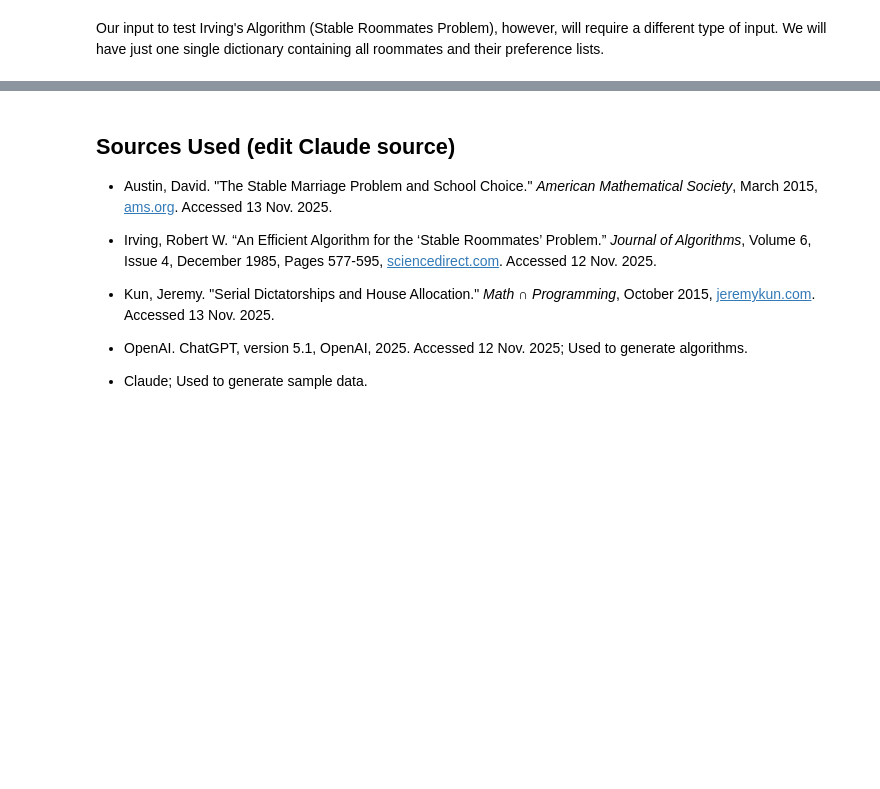
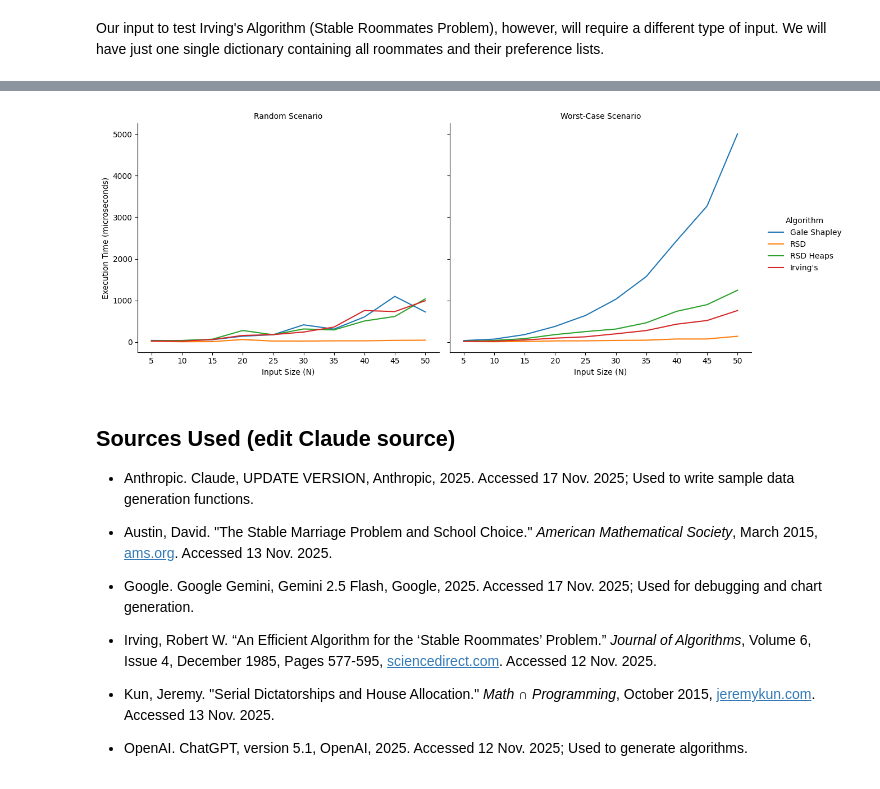
Before and after one commit to esraarm/StableMarriage_Exploration, a Jupyter notebook: Stable_Marriage.ipynb, the cells around one changed output, grey strips where cells are left out. Cells and saved outputs as stored; diff of their text form; code cells hidden in the pictures; blank space fills up the shorter version.

Commit message:
Add table/graphs (w/ other small changes)

```diff
--- a/Stable_Marriage.ipynb
+++ b/Stable_Marriage.ipynb
@@ -223,7 +223,7 @@ def print_RSD(men_prefs, women_prefs, indent=""):
 import random
 import heapq
 
-def fast_randomized_matching(men_prefs, women_prefs):
+def RSD_with_heaps(men_prefs, women_prefs):
     # Create the list of men
     men = list(men_prefs.keys())
 
@@ -415,4 +443,22 @@ def irving_algorithm(preferences):
         matching[p] = partner
 
     return matching
+# %%
+# @title Time Irving's Algorithm
+
+import time
+
+def time_irvings(preferences):
+  """
+    Purpose: Time how long it takes for Irving's Algorithm to run
+    Inputs: dictionary of participants and their preferences
+    Outputs: None, returns the runtime of the Gale Shapely algorithm
+  """
+  start_time = time.perf_counter()
+  irving_algorithm(preferences)
+  end_time = time.perf_counter()
+
+  elapsed_time = end_time - start_time
+
+  return elapsed_time
 # %%
@@ -647,11 +999,46 @@ Roommates Preferences: {'A': ['B', 'C', 'D'], 'B': ['C', 'A', 'D'], 'C': ['A', '
+# %%
+# @title Performance Chart Comparison
+
+"""
+  This chart visualizes the execution time of each algorithm (Gale Shapley,
+  RSD, RSD Heaps, and Irving's) across different input sizes for both randomly
+  generated and worst-case preference scenarios.
+"""
+
+import matplotlib.pyplot as plt
+import seaborn as sns
+
+# Ensure df_results DataFrame exists from the previous data collection step
+if 'df_results' not in locals():
+    print("Error: df_results DataFrame not found. Please run the 'Data Collection for Performance Chart' cell first.")
+else:
+    # Get all unique N values to set as x-ticks
+    all_n_values = sorted(df_results['N'].unique())
+
+    # Plot random and worst-case scenarios separately for better clarity
+    g = sns.FacetGrid(df_results, col='Scenario', height=5, aspect=1.2)
+    g.map_dataframe(sns.lineplot, x='N', y='Time (microseconds)', hue='Algorithm', markers=True)
+    g.add_legend(title='Algorithm')
+    g.set_axis_labels('Input Size (N)', 'Execution Time (microseconds)')
+    g.set_titles(col_template='{col_name} Scenario')
+
+    # Explicitly set x-ticks for all N values
+    g.set(xticks=all_n_values)
+
+    g.tight_layout()
+    plt.show()
+# %% [output]
+[figure, added]
 # %% [markdown]
 ## Sources Used (edit Claude source)
+- Anthropic. Claude, UPDATE VERSION, Anthropic, 2025. Accessed 17 Nov. 2025; Used to write sample data generation functions.
+
 - Austin, David. "The Stable Marriage Problem and School Choice." *American Mathematical Society*, March 2015, [ams.org](https://www.ams.org/publicoutreach/feature-column/fc-2015-03). Accessed 13 Nov. 2025.
+
+- Google. Google Gemini, Gemini 2.5 Flash, Google, 2025. Accessed 17 Nov. 2025; Used for debugging and chart generation.
 
 - Irving, Robert W. “An Efficient Algorithm for the ‘Stable Roommates’ Problem.” *Journal of Algorithms*, Volume 6, Issue 4, December 1985, Pages 577-595, [sciencedirect.com](https://www.sciencedirect.com/science/article/abs/pii/0196677485900331). Accessed 12 Nov. 2025.
 
 - Kun, Jeremy. "Serial Dictatorships and House Allocation." *Math ∩ Programming*, October 2015, [jeremykun.com](https://www.jeremykun.com/2015/10/26/serial-dictatorships-and-house-allocation/). Accessed 13 Nov. 2025.
 
 - OpenAI. ChatGPT, version 5.1, OpenAI, 2025. Accessed 12 Nov. 2025; Used to generate algorithms.
-
-- Claude; Used to generate sample data.
```
Also changed, not shown: parts of 21 cells of this notebook.
